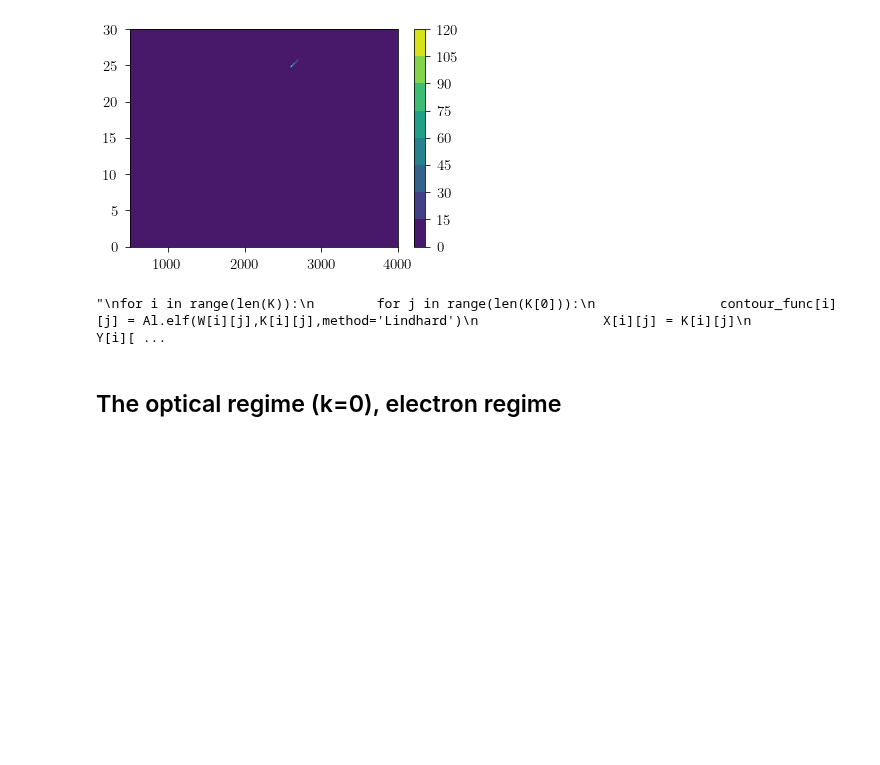
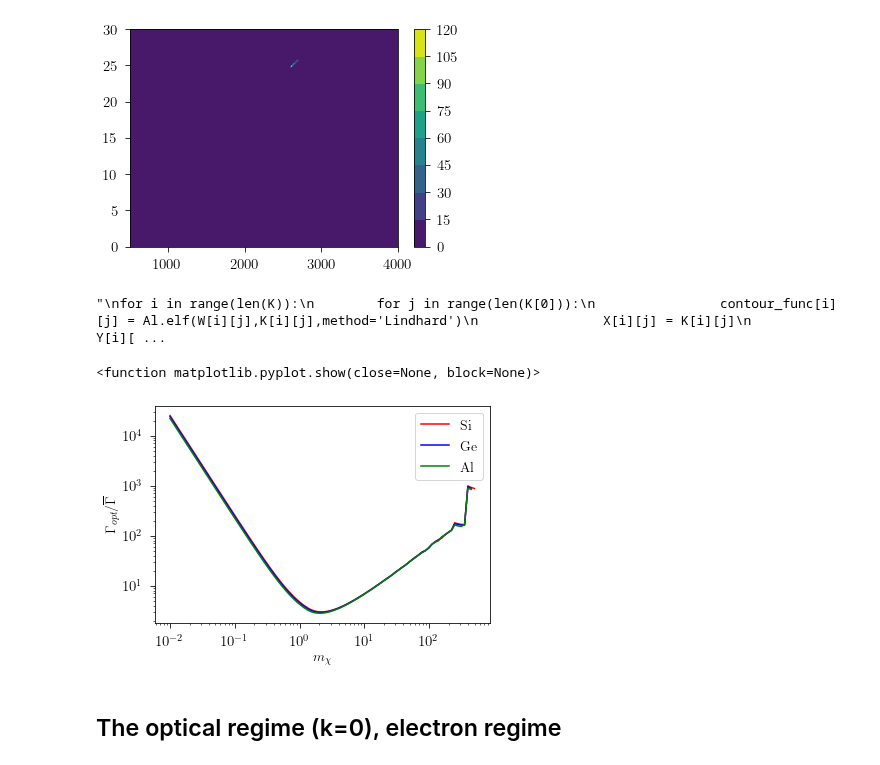
Before and after one commit to QU35T5/DarkELF, a Jupyter notebook: examples/gammabar_jesper.ipynb, the cells around one changed output. Saved outputs shown, nothing was run; the diff lists cells and outputs as text; code cells hidden in the pictures; blank space fills up the shorter version.

Commit message:
triple plot

```diff
--- a/examples/gammabar_jesper.ipynb
+++ b/examples/gammabar_jesper.ipynb
@@ -188,6 +182,66 @@ plt.show()
 # %% [output]
 [figure]
 "\nfor i in range(len(K)):\n        for j in range(len(K[0])):\n                contour_func[i][j] = Al.elf(W[i][j],K[i][j],method='Lindhard')\n                X[i][j] = K[i][j]\n                Y[i][ ...
+# %%
+#PLOT FOR ALL MATERIALS
+#Integral of I(w,k)ELF(w,k)
+def Si_integrand():
+      f = lambda k, w: I(w,k)*Si.elf(w,k,method='Lindhard') / eVtoInvYr
+      return dblquad(f,w_min,w_max,k_min,k_max)[0] * eVtoInvYr
+
+def Ge_integrand():
+      f = lambda k, w: I(w,k)*Ge.elf(w,k,method='Lindhard') / eVtoInvYr
+      return dblquad(f,w_min,w_max,k_min,k_max)[0] * eVtoInvYr
+
+def Al_integrand():
+      f = lambda k, w: I(w,k)*Al.elf(w,k,method='Lindhard') / eVtoInvYr
+      return dblquad(f,w_min,w_max,k_min,k_max)[0] * eVtoInvYr
+
+#Gamma-bar
+def Si_gamma_bar():
+      return 2*Si_integrand()*solid*c
+
+def Ge_gamma_bar():
+      return 2*Ge_integrand()*solid*c
+
+def Al_gamma_bar():
+      return 2*Al_integrand()*solid*c
+
+
+#Produces a vector gamma_opt/gamma_bar of all different mX
+
+mX = np.logspace(4,9,100) #0.01 - 1000 MeV
+#mX = 1e6*np.array([0.01,0.1,1,10,100,1000])
+Si_gamma_ratio = []
+Ge_gamma_ratio = []
+Al_gamma_ratio = []
+for x in mX:
+      m_chi = x
+      w_min = 0
+      w_max = (v_max**2 * m_chi / 2)
+      k_min = lambda w: (v_max*m_chi - np.sqrt(v_max**2 * m_chi**2 - 2 * m_chi * w))
+      k_max = lambda w: (v_max*m_chi + np.sqrt(v_max**2 * m_chi**2 - 2 * m_chi * w))
+      Si.update_params(mX = m_chi)
+      Ge.update_params(mX = m_chi)
+      Al.update_params(mX = m_chi)
+      #print(gamma_opt(m_chi)/Si_integrand(),gamma_opt(m_chi)/Ge_integrand(),gamma_opt(m_chi)/Al_integrand())
+      Si_gamma_ratio.append(gamma_opt(m_chi)/Si_gamma_bar())
+      Ge_gamma_ratio.append(gamma_opt(m_chi)/Ge_gamma_bar())
+      Al_gamma_ratio.append(gamma_opt(m_chi)/Al_gamma_bar())
+      #print(gamma_ratio)
+
+mX = mX/1e6
+
+plt.loglog(mX,Si_gamma_ratio,color = 'red',label = 'Si')
+plt.loglog(mX,Ge_gamma_ratio,color = 'blue',label = 'Ge')
+plt.loglog(mX,Al_gamma_ratio,color = 'green',label = 'Al')
+plt.xlabel(r'$m_\chi$')
+plt.ylabel(r'$\Gamma_{opt}/\overline{\Gamma}$')
+plt.legend()
+plt.show
+# %% [output]
+<function matplotlib.pyplot.show(close=None, block=None)>
+[figure, added]
 # %%
 #----------
 #-OLD CODE-
```
Also changed, not shown: parts of 2 cells of this notebook.
